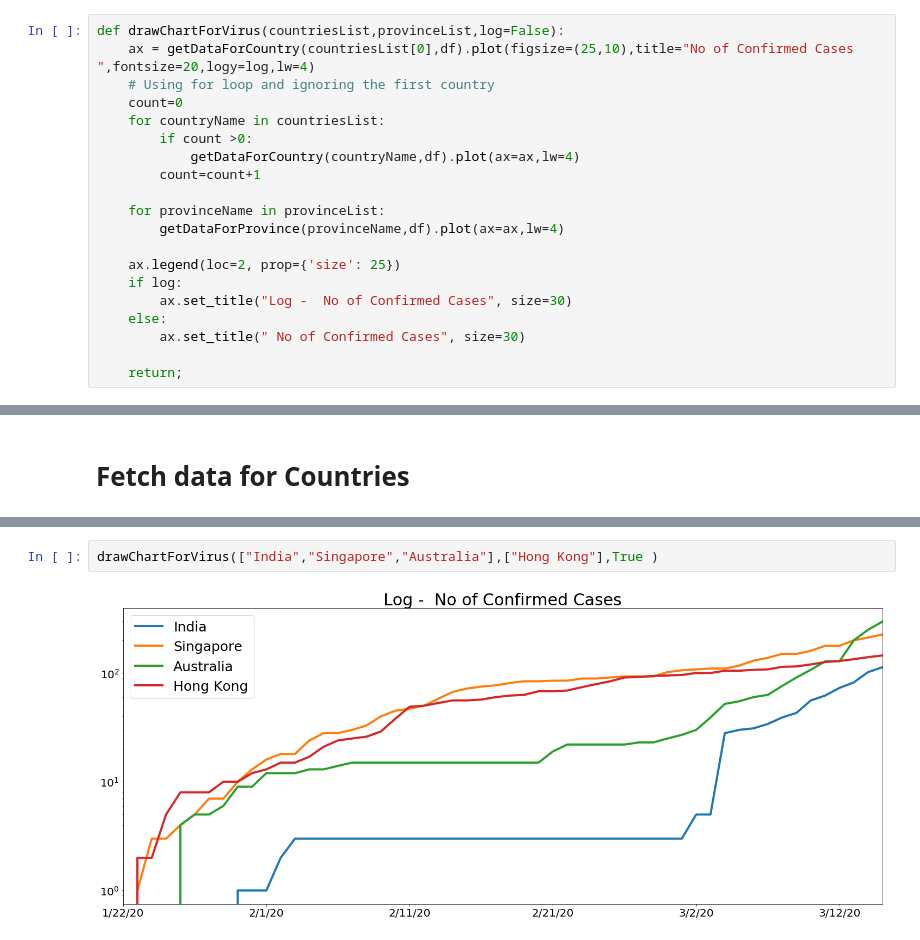
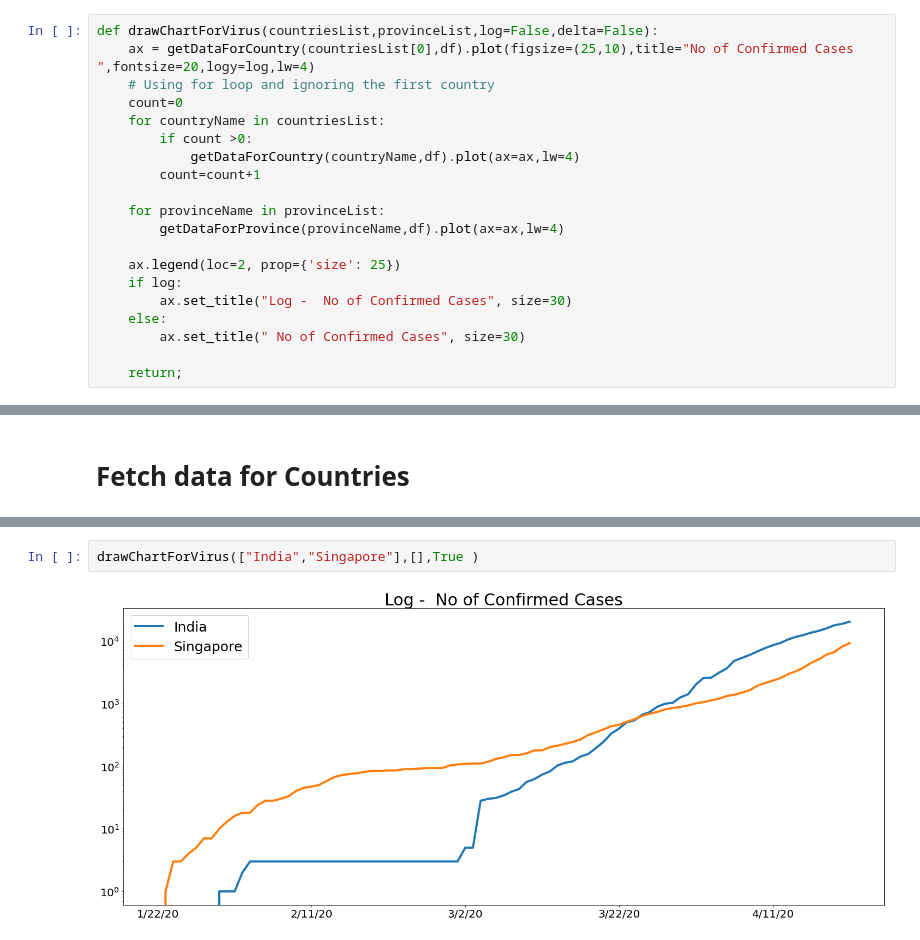
Before and after one commit to coolviki/corona_analysis, a Jupyter notebook: Corona_Analysis.ipynb, the cells around one changed output, grey strips where cells are left out. Cells and saved outputs as stored; diff of their text form.

```diff
--- a/Corona_Analysis.ipynb
+++ b/Corona_Analysis.ipynb
@@ -40,6 +49,6 @@ def getDataForProvince(provinceName,dataFr):
     return df_pr;
 # %%
-def drawChartForVirus(countriesList,provinceList,log=False):
+def drawChartForVirus(countriesList,provinceList,log=False,delta=False):
     ax = getDataForCountry(countriesList[0],df).plot(figsize=(25,10),title="No of Confirmed Cases ",fontsize=20,logy=log,lw=4)
     # Using for loop and ignoring the first country
     count=0
@@ -67,4 +94,4 @@ drawChartForVirus(["India","Singapore","Australia"],["Hong Kong"] )
 # %%
-drawChartForVirus(["India","Singapore","Australia"],["Hong Kong"],True )
+drawChartForVirus(["India","Singapore"],[],True )
 # %% [output]
-[figure, old version]
+[figure, new version]
```
Also changed, not shown: parts of 10 cells of this notebook.
